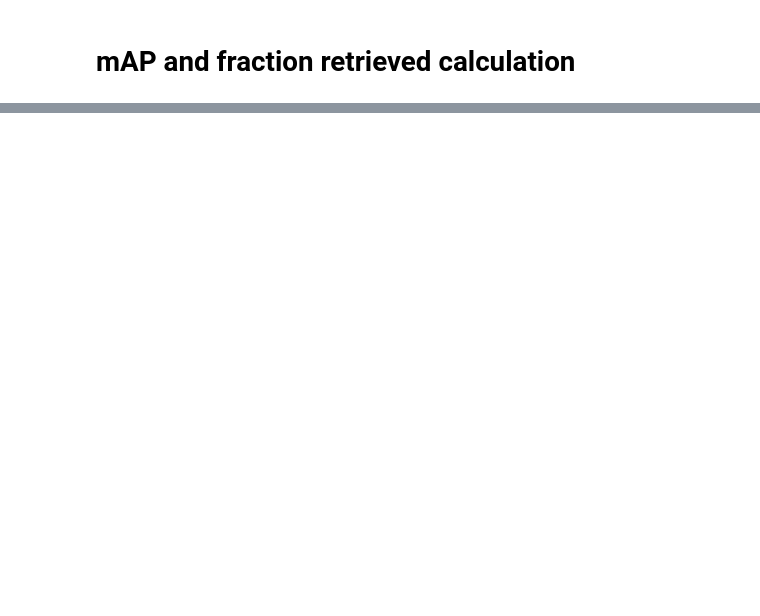
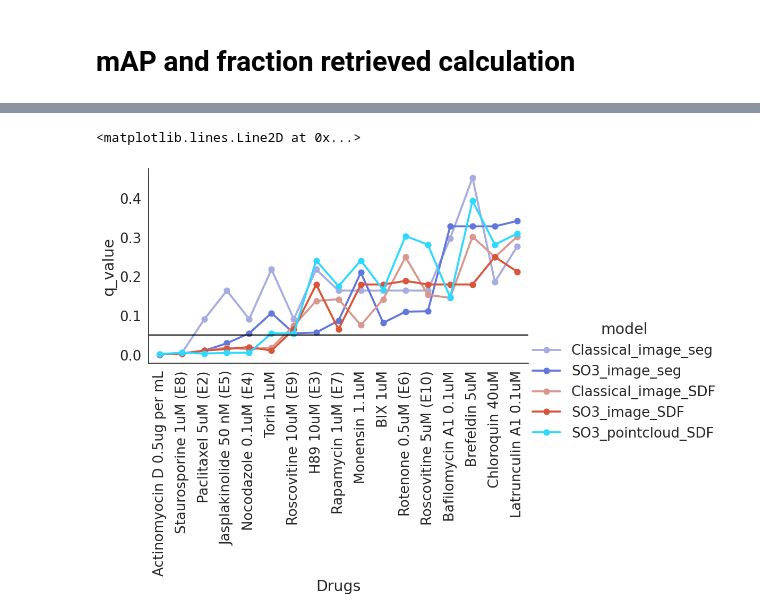
Before and after one commit to AllenCell/benchmarking_representations, a Jupyter notebook: br/notebooks/fig7_drugdata_analysis.ipynb, the cells around one changed output, grey strips where cells are left out. Cells and saved outputs as stored; diff of their text form; code cells hidden in the pictures; blank space fills up the shorter version.

```diff
--- a/br/notebooks/fig7_drugdata_analysis.ipynb
+++ b/br/notebooks/fig7_drugdata_analysis.ipynb
@@ -403,0 +342,26 @@ plt.axhline(y=0.05, color="black")
+# %%
+import seaborn as sns
+
+sns.set_context("talk")
+sns.set(font_scale=1.7)
+sns.set_style("white")
+
+test = all_rep.sort_values(by="q_value").reset_index(drop=True)
+test["Drugs"] = test["Metadata_broad_sample"]
+g = sns.catplot(
+    data=test,
+    x="Drugs",
+    y="q_value",
+    hue="model",
+    kind="point",
+    hue_order=["Classical_image_seg", "SO3_image_seg", "Classical_image_SDF", "SO3_image_SDF", "SO3_pointcloud_SDF"],
+    palette=["#A6ACE0", "#6277DB", "#D9978E", "#D8553B", "#2ED9FF"],
+    aspect=2,
+    height=5,
+)
+g.set_xticklabels(rotation=90)
+plt.axhline(y=0.05, color="black")
+# g.savefig('./drug_dataset/q_values.pdf', dpi=300, bbox_inches='tight')
+# %% [output]
+<matplotlib.lines.Line2D at 0x...>
+[figure, added]
```
Also changed, not shown: parts of 17 cells of this notebook, 17 other files.
